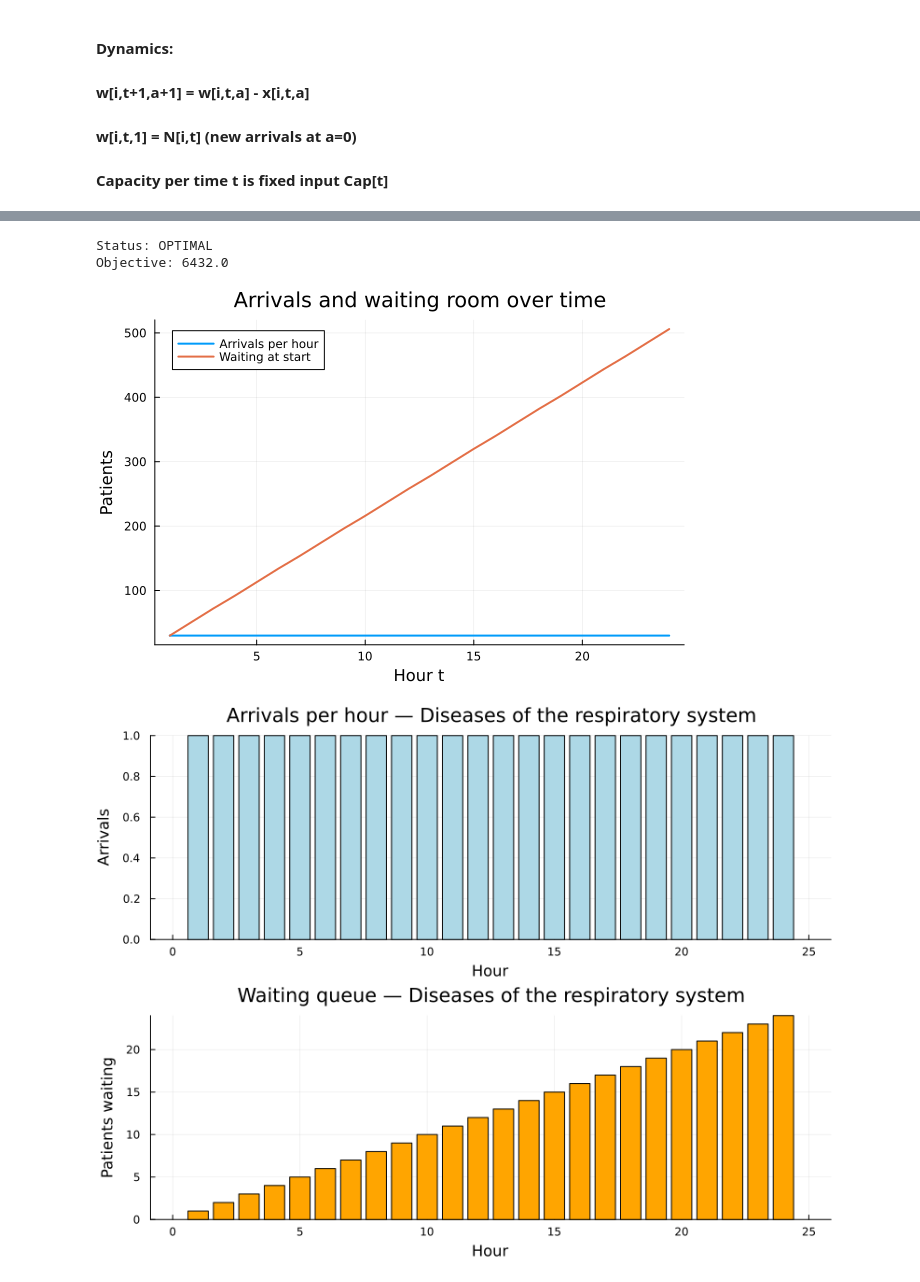
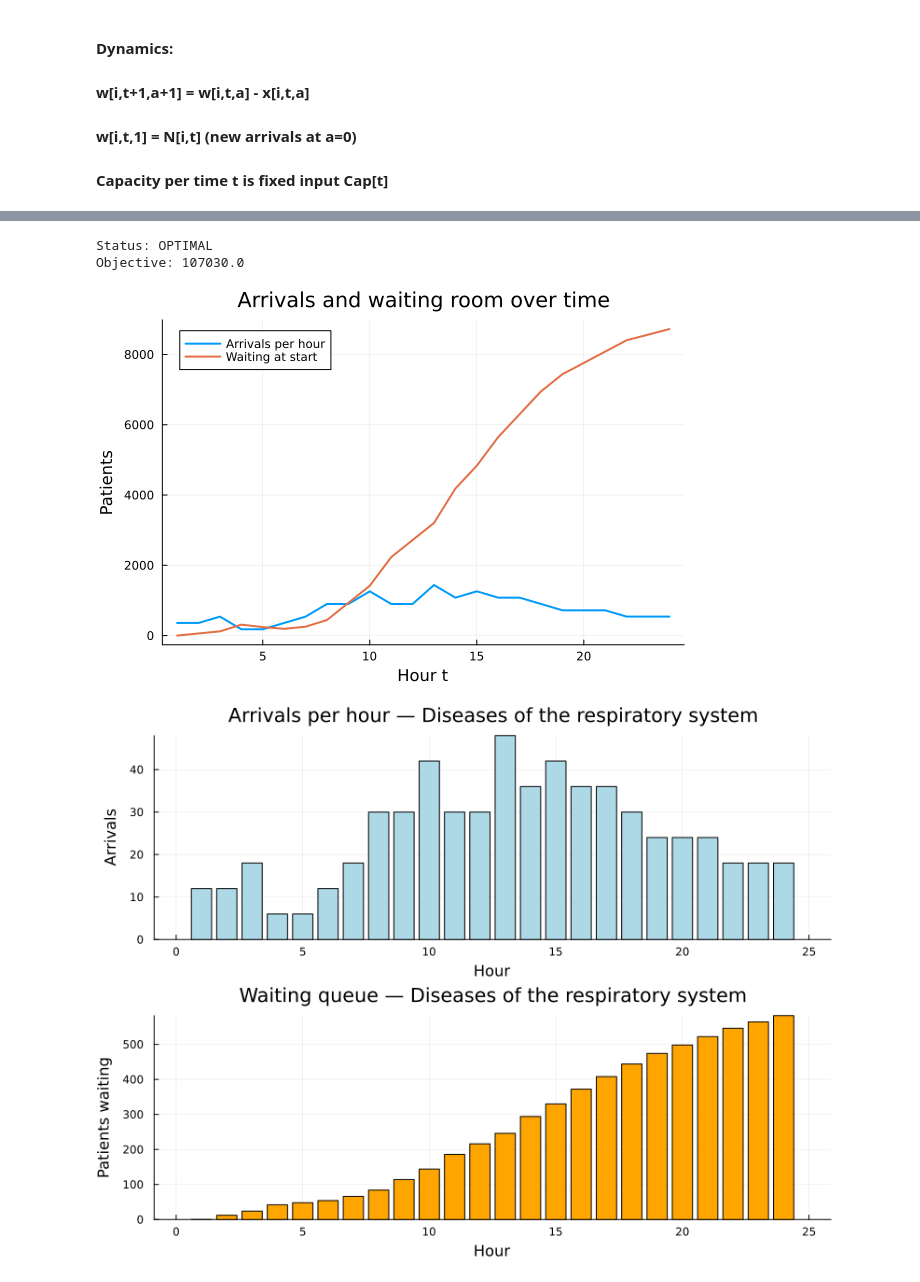
Before and after one commit to Jeremietaranto/Optimization-Emergency-Units, a Jupyter notebook: ER_model_1.ipynb, the cells around one changed output, grey strips where cells are left out. Drawn from its saved outputs; the diff is of its cells as text; code cells hidden in the pictures.

Commit message:
Update ER model, add new arrival data, remove old waiting time file

```diff
--- a/ER_model_1.ipynb
+++ b/ER_model_1.ipynb
@@ -18,8 +37,8 @@ using JuMP, Gurobi, CSV, DataFrames
 
 #### Capacity per time t is fixed input Cap[t]
 # %%
-waiting_df = CSV.read("ED_waiting_time.csv", DataFrame)
-arrivals_df = CSV.read("ED_arrivals.csv", DataFrame)
+waiting_df = CSV.read("ED_treatment_time.csv", DataFrame)
+arrivals_df = CSV.read("ED_arrivals_2.csv", DataFrame)
 
-arrivals_df
+waiting_df
 # %% [output]
@@ -49,16 +67,17 @@ T = 24
 A = 0:T
 
 # Service time per disease τ_i  we will take from typical_wait_hours
-tau = Dict(i => waiting_df.typical_wait_hours[i] for i in I)
+tau = Dict(i => waiting_df.typical_treatment_time[i] for i in I)
 
 # Cost per waiting patient g_i  kept at 1 for the first model
 g = Dict(i => 1.0 for i in I)
 
-
 # Fixed capacity per period (e.g., physician-hours per hour)
 # Cap[t] = nb_physician * physician_efficacity
-Cap = Dict(t => 20.0 for t in 1:T)
+Cap = Dict(t => 1000 for t in 1:T)
 
 # Build N as a Dict[(i,t)] from the file
-N = Dict((Int(row.disease_index), Int(row.t)) => Float64(row.arrivals) for row in eachrow(arrivals_df))
+N = Dict((Int(row.disease_index), Int(row.t)) => Int(row.arrivals) for row in eachrow(arrivals_df))
+
+# N[(3, 12)] = arrivals for disease 3 at hour 12
 # %% [output]
@@ -164,7 +206,7 @@ using Plots
 arrivals_per_t = [sum(N[(i,t)] for i in I) for t in 1:T]
 
 # Waiting room count at the start of each hour
-waiting_per_t_vec = [value(sum(w[i,t,a] for i in I, a in 0:T)) for t in 1:T]
+waiting_per_t_vec = [value(sum(w[i,t,a] for i in I, a in 1:T)) for t in 1:T]
 
 println("Status: ", termination_status(model))
 println("Objective: ", objective_value(model))
@@ -181,8 +223,8 @@ plt = plot(1:T, arrivals_per_t,
 plot!(plt, 1:T, waiting_per_t_vec, label = "Waiting at start", lw = 2)
 # %% [output]
 Status: OPTIMAL
-Objective: 6432.0
+Objective: 107030.0
-[figure, old version]
+[figure, new version]
 # %%
 using Plots
 
@@ -197,32 +239,34 @@ function plot_disease_summary(disease_name::String)
     i = unique(rows.disease_index)[1]
 
     # Compute arrivals per hour for this disease
     arrivals_i = [N[(i,t)] for t in 1:T]
 
     # Compute queue (sum over all ages) from model results
-    queue_i = [value(sum(w[i,t,a] for a in 0:T)) for t in 1:T]
+    queue_i = [value(sum(w[i,t,a] for a in 1:T)) for t in 1:T]
 
     # Plot side by side "boxes" (bar charts)
     plt1 = bar(1:T, arrivals_i,
         xlabel = "Hour",
         ylabel = "Arrivals",
         title = "Arrivals per hour — $(disease_name)",
         legend = false,
         color = :lightblue,
     )
 
     plt2 = bar(1:T, queue_i,
         xlabel = "Hour",
         ylabel = "Patients waiting",
         title = "Waiting queue — $(disease_name)",
         legend = false,
         color = :orange,
     )
 
     # Combine vertically
     plot(plt1, plt2, layout = (2,1), size = (800,600))
 end
 
 plot_disease_summary("Diseases of the respiratory system")
+
+# Diseases of the respiratory system
 # %% [output]
-[figure, old version]
+[figure, new version]
```
Also changed, not shown: parts of 9 cells of this notebook, 9 other files.
